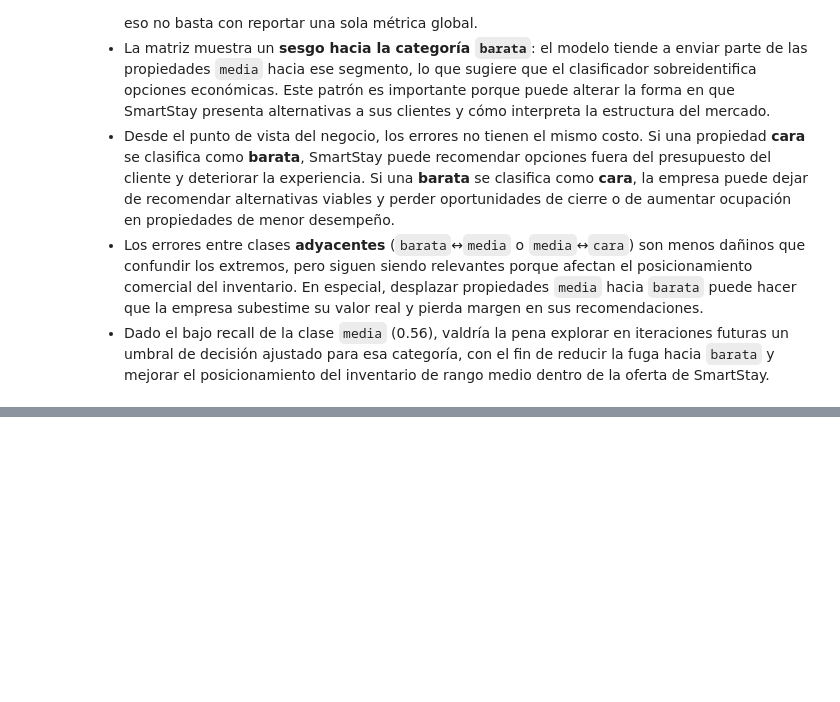
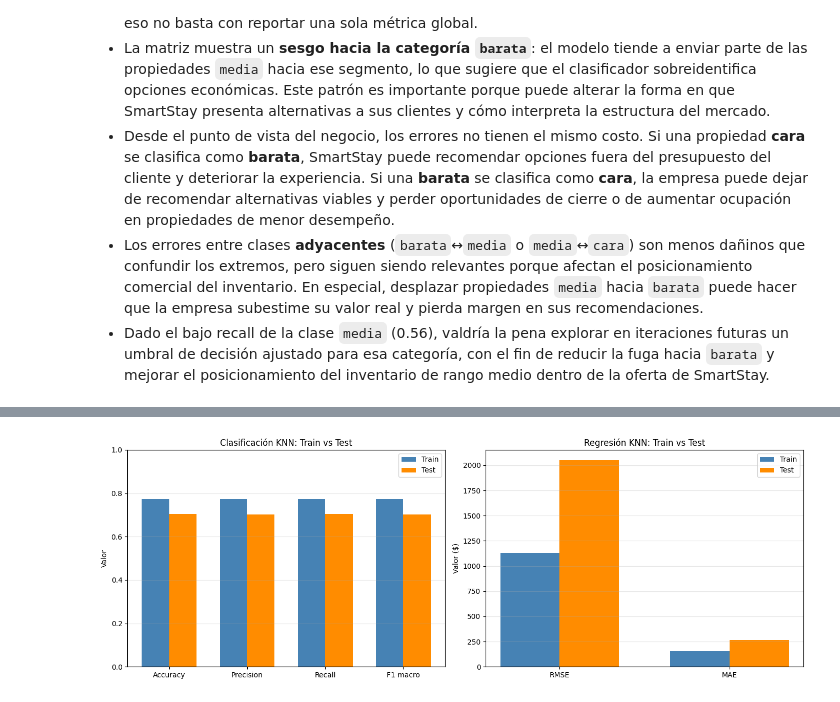
Before and after one commit to FerAHMz/lab6_knn_md, a Jupyter notebook: lab6.ipynb, the cells around one changed output, grey strips where cells are left out. Saved outputs shown, nothing was run; the diff lists cells and outputs as text; code cells hidden in the pictures; blank space fills up the shorter version.

```diff
--- a/lab6.ipynb
+++ b/lab6.ipynb
@@ -1271,0 +1276,81 @@ Resumen del análisis:
+# %%
+#Predicciones sobre el conjunto de entrenamiento
+y_pred_train_class = knn_cls_pipeline.predict(X_train)
+y_pred_train_reg = knn_reg_pipeline.predict(X_train)
+
+#Métricas de clasificación: train vs test
+acc_train = accuracy_score(y_train_class, y_pred_train_class)
+f1_train = f1_score(y_train_class, y_pred_train_class, average="macro", zero_division=0)
+prec_train = precision_score(y_train_class, y_pred_train_class, average="macro", zero_division=0)
+rec_train = recall_score(y_train_class, y_pred_train_class, average="macro", zero_division=0)
+
+acc_test = accuracy_knn_cls
+f1_test = f1_knn_cls
+prec_test = precision_knn_cls
+rec_test = recall_knn_cls
+
+overfit_cls_df = pd.DataFrame({
+    "Métrica": ["Accuracy", "Precision macro", "Recall macro", "F1 macro"],
+    "Train": [acc_train, prec_train, rec_train, f1_train],
+    "Test": [acc_test, prec_test, rec_test, f1_test],
+    "Diferencia": [acc_train - acc_test, prec_train - prec_test, rec_train - rec_test, f1_train - f1_test],
+})
+
+print("=== Clasificación KNN: Train vs Test ===")
+display(overfit_cls_df.round(4))
+
+#Métricas de regresión: train vs test
+rmse_train = mean_squared_error(y_train_price, y_pred_train_reg) ** 0.5
+mae_train = mean_absolute_error(y_train_price, y_pred_train_reg)
+r2_train = r2_score(y_train_price, y_pred_train_reg)
+
+overfit_reg_df = pd.DataFrame({
+    "Métrica": ["RMSE", "MAE", "R²"],
+    "Train": [rmse_train, mae_train, r2_train],
+    "Test": [rmse_knn, mae_knn, r2_knn],
+    "Diferencia": [rmse_train - rmse_knn, mae_train - mae_knn, r2_train - r2_knn],
+})
+
+print("\n=== Regresión KNN: Train vs Test ===")
+display(overfit_reg_df.round(4))
+
+#Gráfica comparativa
+fig, axes = plt.subplots(1, 2, figsize=(14, 5))
+
+metrics_cls = ["Accuracy", "Precision", "Recall", "F1 macro"]
+train_vals_cls = [acc_train, prec_train, rec_train, f1_train]
+test_vals_cls = [acc_test, prec_test, rec_test, f1_test]
+
+x = np.arange(len(metrics_cls))
+width = 0.35
+axes[0].bar(x - width/2, train_vals_cls, width, label="Train", color="steelblue")
+axes[0].bar(x + width/2, test_vals_cls, width, label="Test", color="darkorange")
+axes[0].set_xticks(x)
+axes[0].set_xticklabels(metrics_cls)
+axes[0].set_ylabel("Valor")
+axes[0].set_title("Clasificación KNN: Train vs Test")
+axes[0].legend()
+axes[0].set_ylim(0, 1)
+axes[0].grid(True, alpha=0.3, axis="y")
+
+metrics_reg = ["RMSE", "MAE"]
+train_vals_reg = [rmse_train, mae_train]
+test_vals_reg = [rmse_knn, mae_knn]
+
+x2 = np.arange(len(metrics_reg))
+axes[1].bar(x2 - width/2, train_vals_reg, width, label="Train", color="steelblue")
+axes[1].bar(x2 + width/2, test_vals_reg, width, label="Test", color="darkorange")
+axes[1].set_xticks(x2)
+axes[1].set_xticklabels(metrics_reg)
+axes[1].set_ylabel("Valor ($)")
+axes[1].set_title("Regresión KNN: Train vs Test")
+axes[1].legend()
+axes[1].grid(True, alpha=0.3, axis="y")
+
+plt.tight_layout()
+plt.show()
+
+print(f"\nDiferencia en accuracy (train - test): {acc_train - acc_test:.4f}")
+print(f"Diferencia en F1 macro (train - test): {f1_train - f1_test:.4f}")
+print(f"Diferencia en R² (train - test): {r2_train - r2_knn:.4f}")
+# %% [output]
@@ -1271,0 +1368 @@ Resumen del análisis:
+[figure, added]
```
Also changed, not shown: parts of 8 cells of this notebook.
